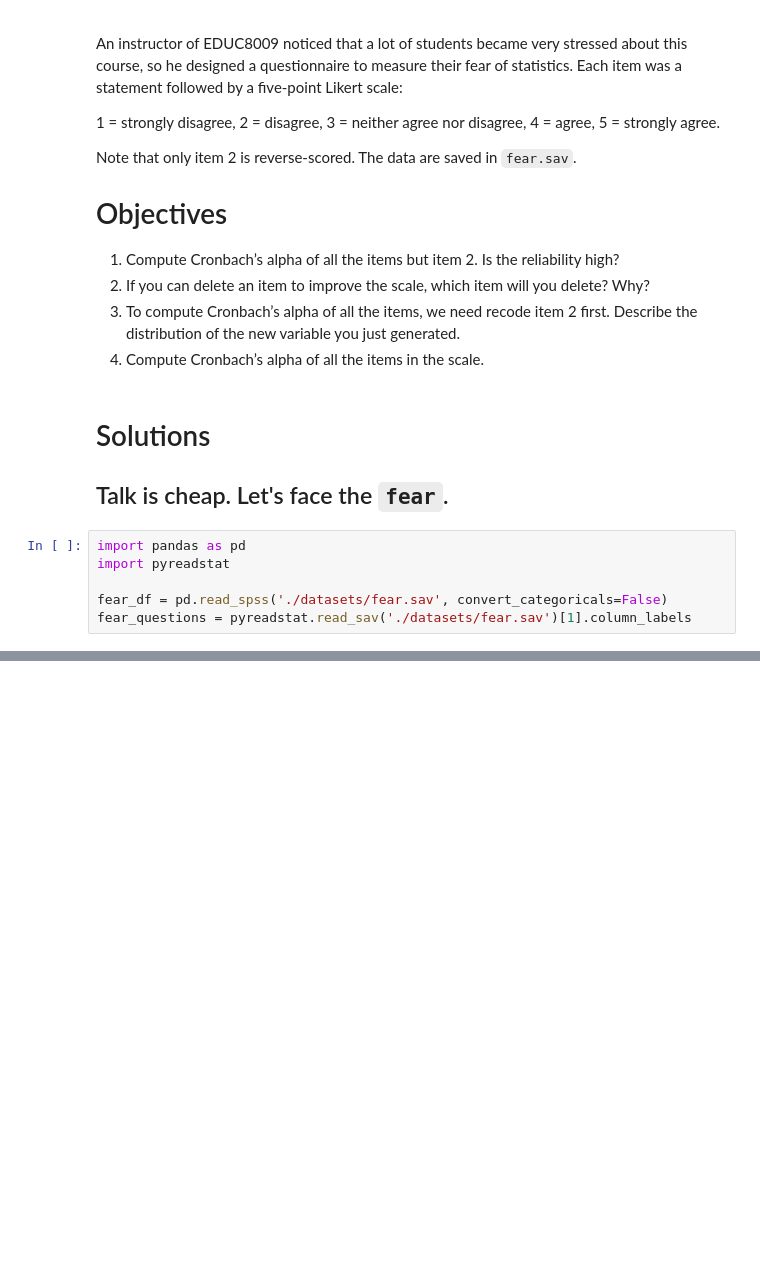
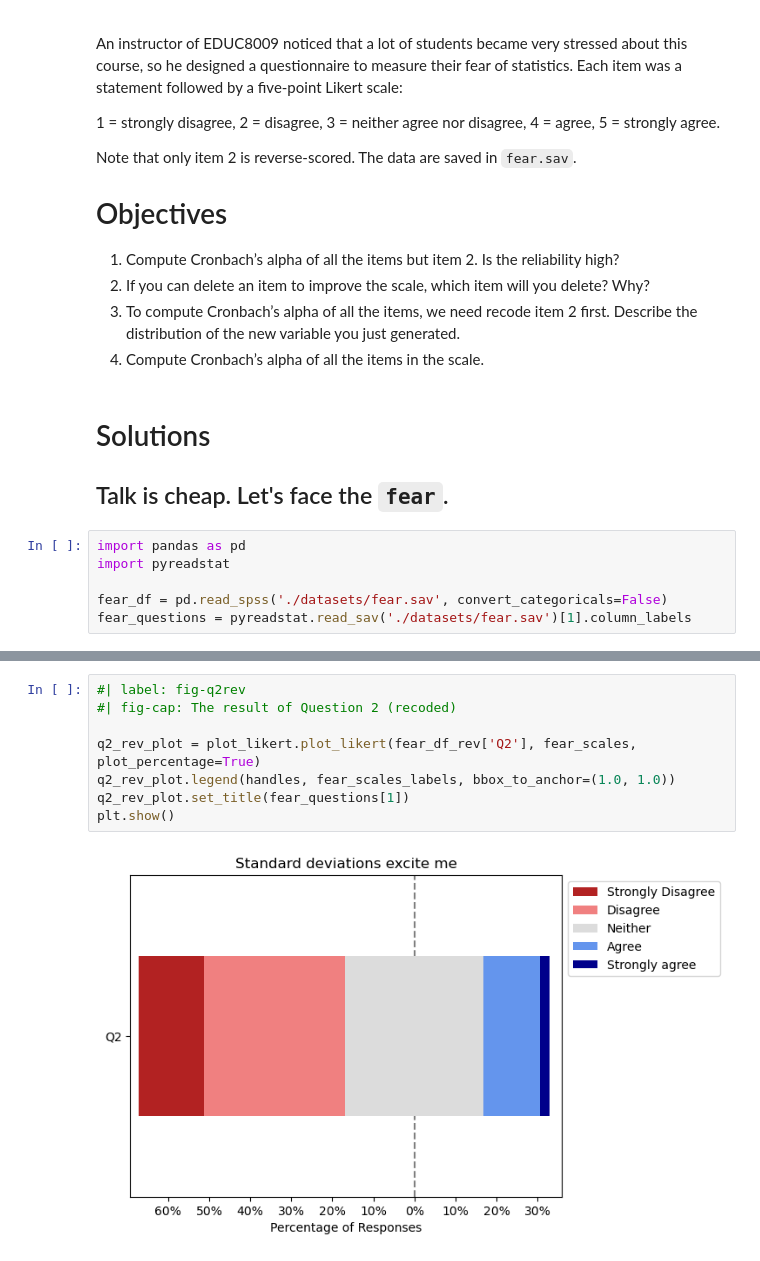
Before and after one commit to AliceAmamiya/educ8009, a Jupyter notebook: session11-12/assignment.ipynb, the cells around one changed output, grey strips where cells are left out. Cells and saved outputs as stored; diff of their text form; blank space fills up the shorter version.

```diff
--- a/session11-12/assignment.ipynb
+++ b/session11-12/assignment.ipynb
@@ -183,0 +270,10 @@ pg.cronbach_alpha(data=fear_df_rev)
+# %%
+#| label: fig-q2rev
+#| fig-cap: The result of Question 2 (recoded)
+
+q2_rev_plot = plot_likert.plot_likert(fear_df_rev['Q2'], fear_scales, plot_percentage=True)
+q2_rev_plot.legend(handles, fear_scales_labels, bbox_to_anchor=(1.0, 1.0))
+q2_rev_plot.set_title(fear_questions[1])
+plt.show()
+# %% [output]
+[figure, added]
```
Also changed, not shown: parts of 24 cells of this notebook, 23 other files.
